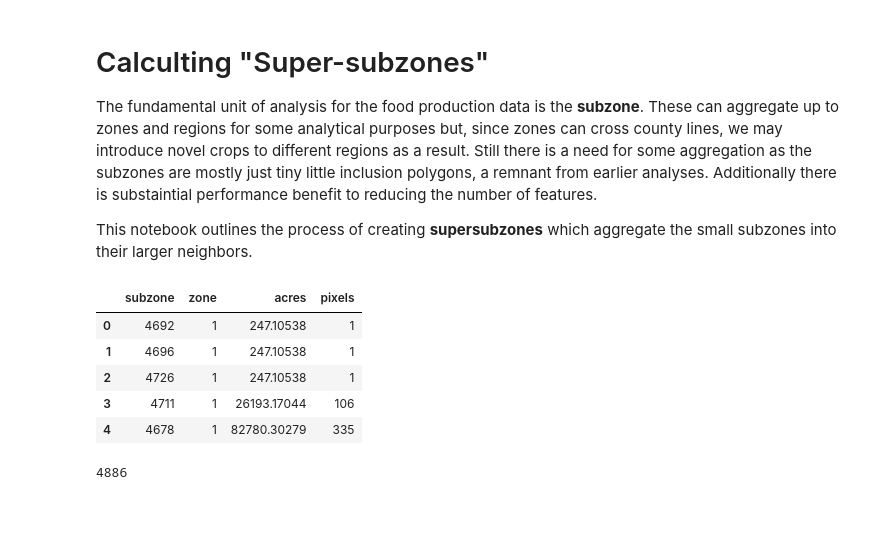
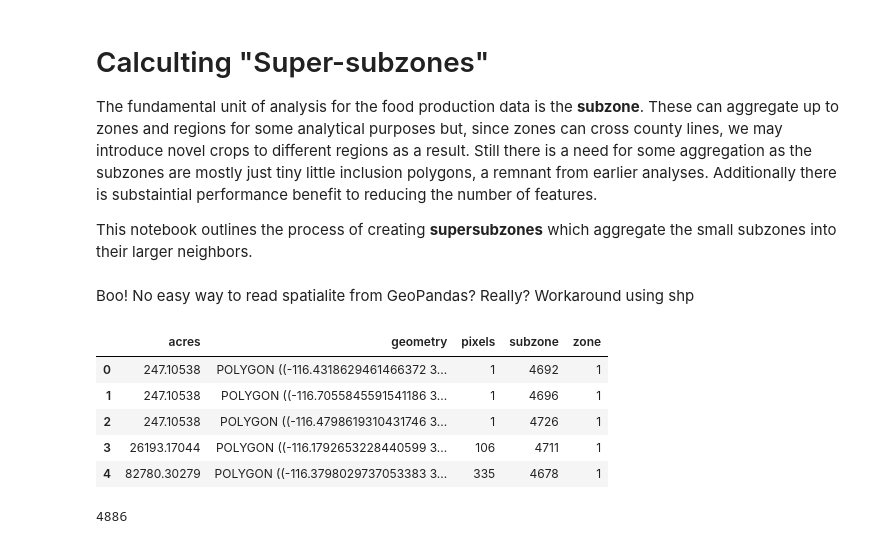
Before and after one commit to Ecotrust/aez-viewer, a Jupyter notebook: docs/super-subzones/super-subzones.ipynb, the cells around one changed output. Saved outputs shown, nothing was run; the diff lists cells and outputs as text; code cells hidden in the pictures; blank space fills up the shorter version.

```diff
--- a/docs/super-subzones/super-subzones.ipynb
+++ b/docs/super-subzones/super-subzones.ipynb
@@ -5,23 +10,18 @@ The fundamental unit of analysis for the food production data is the **subzone**
 
 This notebook outlines the process of creating **supersubzones** which aggregate the small subzones into their larger neighbors.
 # %%
-import pandas as pd
-import sqlite3
-import numpy as np
+con = db.connect("food_zones_all.sqlite")
 
-con = sqlite3.connect("food_zones_all.sqlite")
-df = pd.read_sql("""
+con.execute("DROP TABLE IF EXISTS sz1;")
+con.commit()
 
-    SELECT isozone as subzone, subzone_lookup_iso_maj3_27 as zone, acres_fn_sum_f_area as acres, acres_fn_count as pixels
+con.execute("""
+    CREATE TABLE sz1 AS
+    SELECT GEOMETRY, isozone as subzone, subzone_lookup_iso_maj3_27 as zone, acres_fn_sum_f_area as acres, acres_fn_count as pixels
     FROM food_zones_all
     ORDER BY subzone_lookup_iso_maj3_27
+""")
+con.commit()
 
-""", con)
-df.head()
+con.execute("SELECT RecoverGeometryColumn('sz1', 'GEOMETRY', 4326, 'POLYGON')")
+con.commit()
-# %% [output]
-|  | subzone | zone | acres | pixels |
-| 0 | 4692 | 1 | 247.10538 | 1 |
-| 1 | 4696 | 1 | 247.10538 | 1 |
-| 2 | 4726 | 1 | 247.10538 | 1 |
-| 3 | 4711 | 1 | 26193.17044 | 106 |
-| 4 | 4678 | 1 | 82780.30279 | 335 |
@@ -27,0 +30,2 @@ df.head()
+# %% [markdown]
+Boo! No easy way to read spatialite from GeoPandas? Really? Workaround using shp
@@ -28,3 +34,13 @@ df.head()
+# %%
+df = gpd.read_file("sz1.shp")
+df.head()
+# %% [output]
+|  | acres | geometry | pixels | subzone | zone |
+| 0 | 247.10538 | POLYGON ((-116.4318629461466372 3... | 1 | 4692 | 1 |
+| 1 | 247.10538 | POLYGON ((-116.7055845591541186 3... | 1 | 4696 | 1 |
+| 2 | 247.10538 | POLYGON ((-116.4798619310431746 3... | 1 | 4726 | 1 |
+| 3 | 26193.17044 | POLYGON ((-116.1792653228440599 3... | 106 | 4711 | 1 |
+| 4 | 82780.30279 | POLYGON ((-116.3798029737053383 3... | 335 | 4678 | 1 |
 # %%
 # Convert some types
 df[['subzone', u'zone', u'pixels']] = df[['subzone', u'zone', u'pixels']].astype(int)
```
Also changed, not shown: parts of 7 cells of this notebook, 3 other files.
